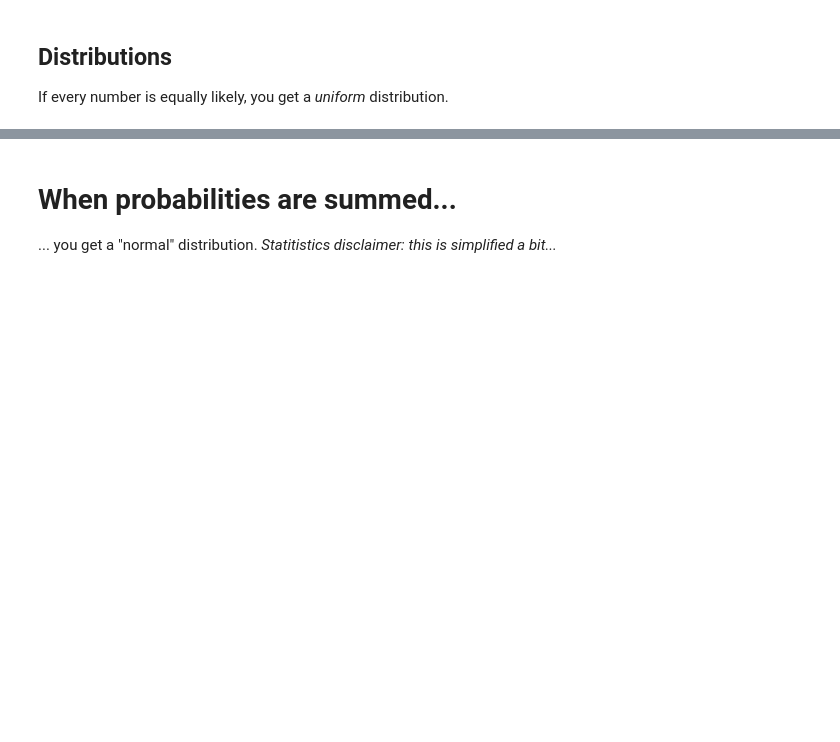
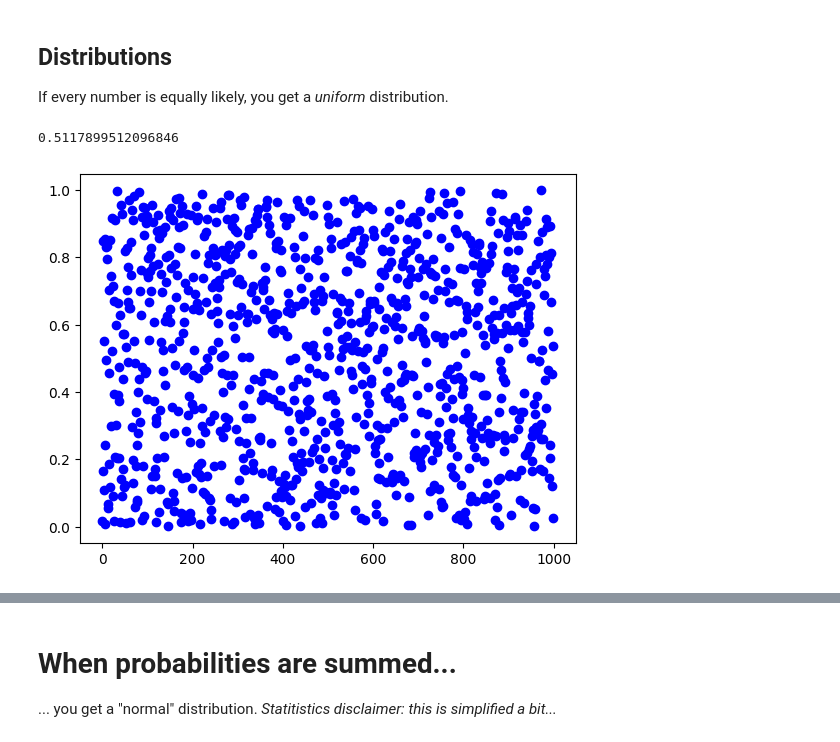
Before and after one commit to mattoxb/cs101-jupyter, a Jupyter notebook: Randomness.ipynb, the cells around one changed output, grey strips where cells are left out. Drawn from its saved outputs; the diff is of its cells as text; code cells hidden in the pictures; blank space fills up the shorter version.

```diff
--- a/Randomness.ipynb
+++ b/Randomness.ipynb
@@ -62,6 +104,10 @@ If every number is equally likely, you get a *uniform* distribution.
 # %%
 numbers = rand.uniform( size=1000 )
 plt.plot( numbers,'bo' )
+rand.uniform( )
+# %% [output]
+0.5117899512096846
+[figure, added]
 # %%
 n1 = rand.uniform(size=1000)
 n2 = rand.uniform(size=1000)
```
Also changed, not shown: parts of 16 cells of this notebook.
